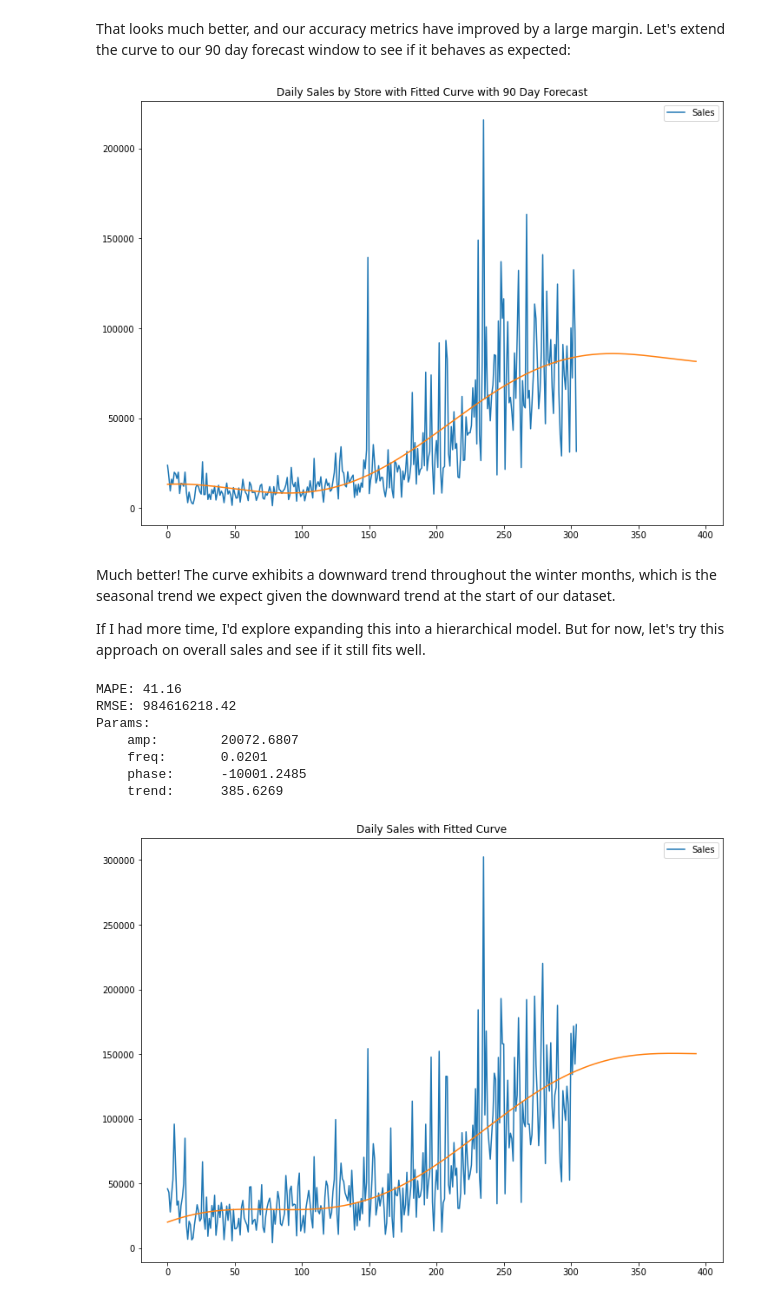
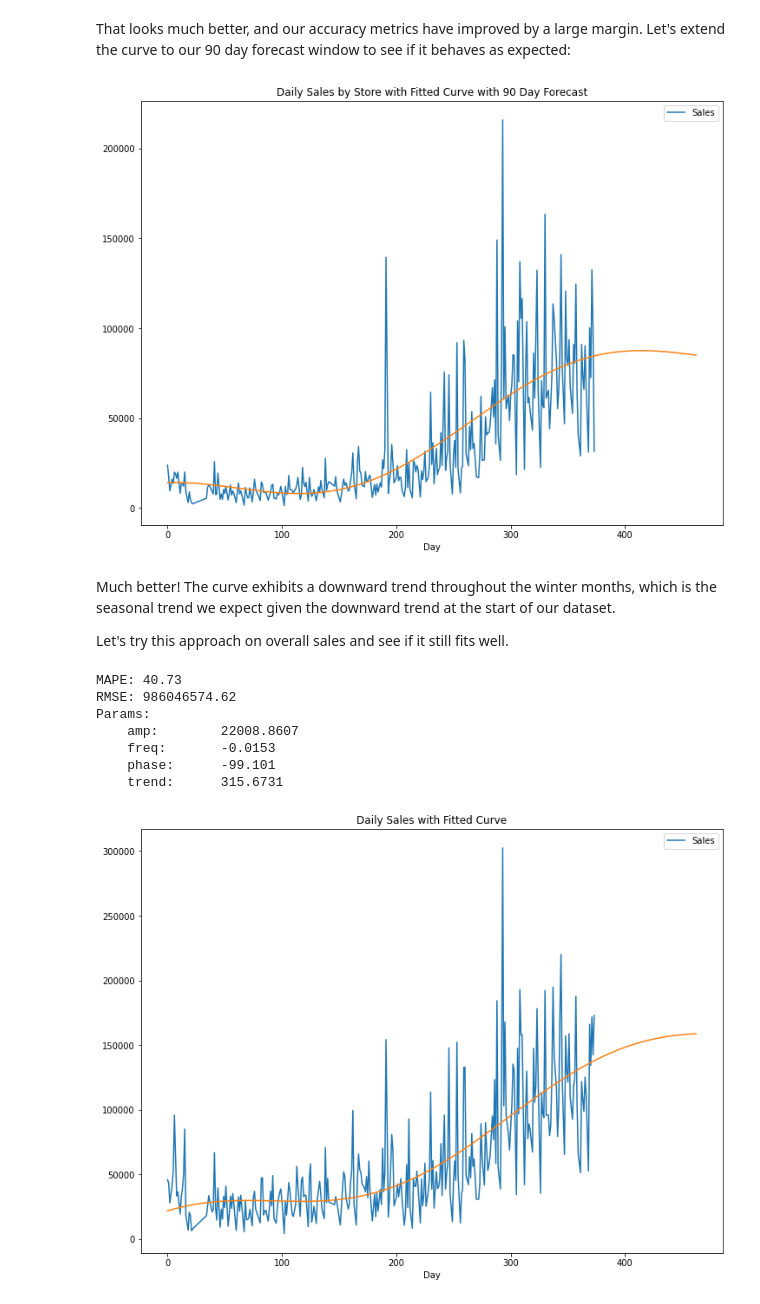
Before and after one commit to rob-dalton/comoto-takehome, a Jupyter notebook: section_3.ipynb, the cells around one changed output. Drawn from its saved outputs; the diff is of its cells as text; code cells hidden in the pictures.

Commit message:
Finished modeling section.

```diff
--- a/section_3.ipynb
+++ b/section_3.ipynb
@@ -162,0 +107,23 @@ RMSE: 593512501.01
+# %%
+# get sales by store
+df_store = df[df.Channel == 'Store']\
+    .groupby('InvoiceDay')\
+    .agg({'Sales': 'sum'})\
+    .reset_index(drop=False)
+
+# add Day column (account for missing date values)
+df_store['Day'] = df_store.InvoiceDay.apply(lambda d: (d - df_store.InvoiceDay.min()).days)
+
+# set params
+x = df_store.Day.values
+y = df_store.Sales
+
+# fit curve, get parameters and accuracy measures
+results = fit_curve_func(x, y)
+
+# plot sales, predicted values
+print(f"MAPE: {round(results['MAPE'], 2)}")
+print(f"RMSE: {round(results['RMSE'], 2)}")
+ax = df_store.plot(x='Day', figsize=(12, 9))
+ax.set_title("Daily Sales by Store with Fitted Curve")
+ax.plot([curve_func(i, *results['params']) for i in range(0, 373)]);
@@ -210,23 +182,27 @@ Params:
 # %% [markdown]
 That looks much better, and our accuracy metrics have improved by a large margin. Let's extend the curve to our 90 day forecast window to see if it behaves as expected:
 # %%
-ax = df_store.plot(figsize=(12, 9))
+# plot data and curve with forecast
+ax = df_store.plot(x='Day', figsize=(12, 9))
 ax.set_title("Daily Sales by Store with Fitted Curve with 90 Day Forecast")
-ax.plot([curve_func(i, *best_fit['params']) for i in range(0, 394)]);
+ax.plot([curve_func(i, *best_fit['params']) for i in range(0, 463)]);
 # %% [output]
-[figure, old version]
+[figure, new version]
 # %% [markdown]
 Much better! The curve exhibits a downward trend throughout the winter months, which is the seasonal trend we expect given the downward trend at the start of our dataset.
 
-If I had more time, I'd explore expanding this into a hierarchical model. But for now, let's try this approach on overall sales and see if it still fits well.
+Let's try this approach on overall sales and see if it still fits well.
 # %%
 # get daily sales numbers
 df_sales = df.groupby('InvoiceDay')\
     .agg({'Sales': 'sum'})\
     .reset_index(drop=False)
 
+# add Day column (account for missing date values)
+df_sales['Day'] = df_sales.InvoiceDay.apply(lambda d: (d - df_sales.InvoiceDay.min()).days)
+
 # set params
-x = df_sales.index.values
+x = df_sales.Day.values
 y = df_sales.Sales
 
 # setup grid
@@ -250,25 +226,29 @@ for params in ParameterGrid(params_grid):
 # %%
 # get params for best fit by RMSE
 results.sort(key=lambda r: r['RMSE'])
 best_fit = results[0]
 
-# plot sales, predicted values with 90 day forecast
+# print accuracy metrics, params
 print(f"MAPE: {round(best_fit['MAPE'], 2)}")
 print(f"RMSE: {round(best_fit['RMSE'], 2)}")
 print(f"Params:")
 for k,v in zip(params_grid.keys(), best_fit['params']):
     print(f"    {k}:\t{round(v, 4)}")
 
-ax = df_sales.plot(figsize=(12, 9))
+# create series with curve data
+curve_data = pd.Series([curve_func(i, *best_fit['params']) for i in range(0, 463)])
+
+# plot sales, predicted values with 90 day forecast
+ax = df_sales.plot(x='Day', figsize=(12, 9))
 ax.set_title("Daily Sales with Fitted Curve")
-ax.plot([curve_func(i, *best_fit['params']) for i in range(0, 394)]);
+ax.plot(curve_data);
 # %% [output]
-MAPE: 41.16
-RMSE: 984616218.42
+MAPE: 40.73
+RMSE: 986046574.62
 Params:
-    amp:        20072.6807
-    freq:       0.0201
-    phase:      -10001.2485
-    trend:      385.6269
+    amp:        22008.8607
+    freq:       -0.0153
+    phase:      -99.101
+    trend:      315.6731
-[figure, old version]
+[figure, new version]
 # %% [markdown]
```
Also changed, not shown: parts of 13 cells of this notebook, 2 other files.
